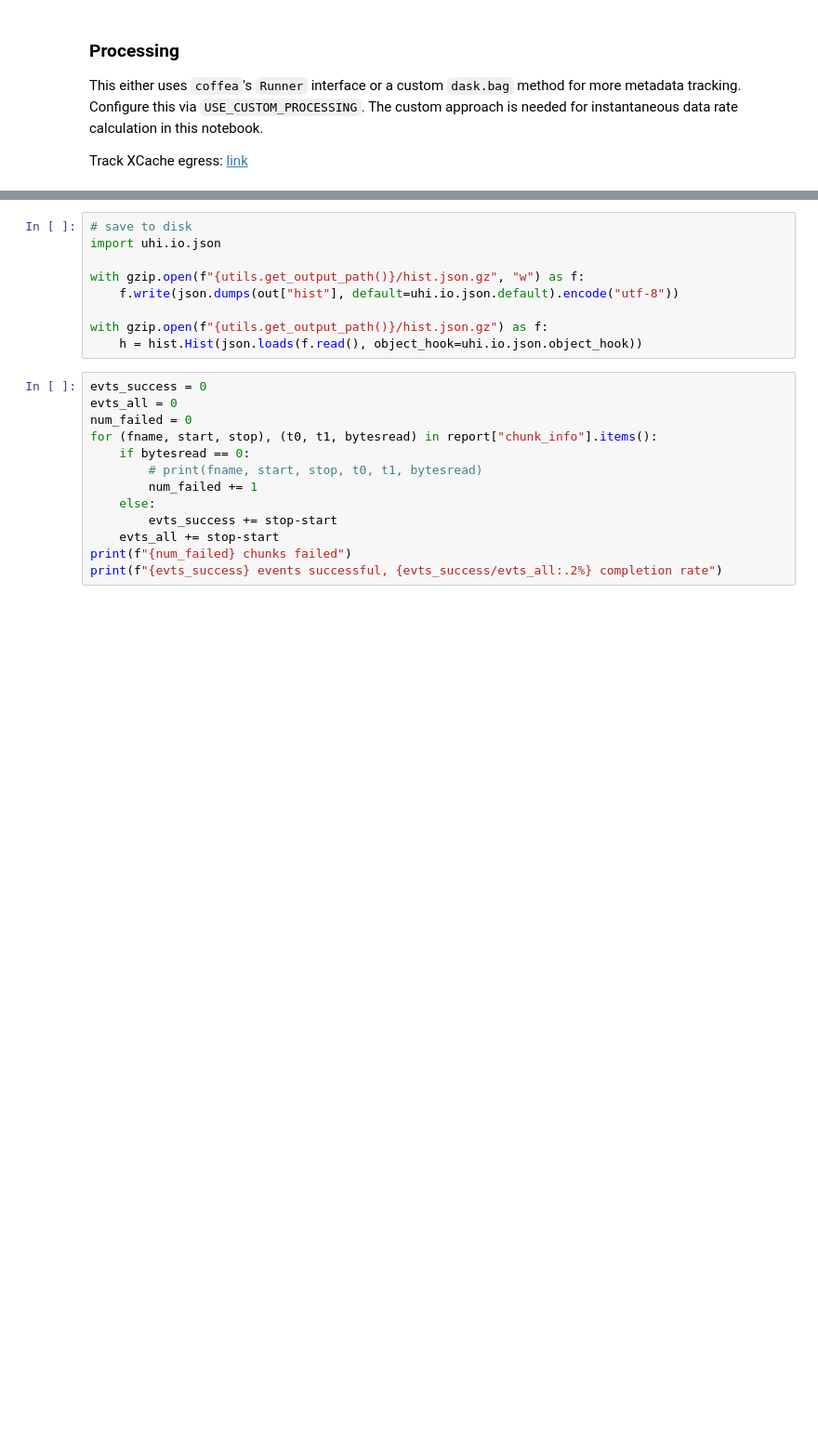
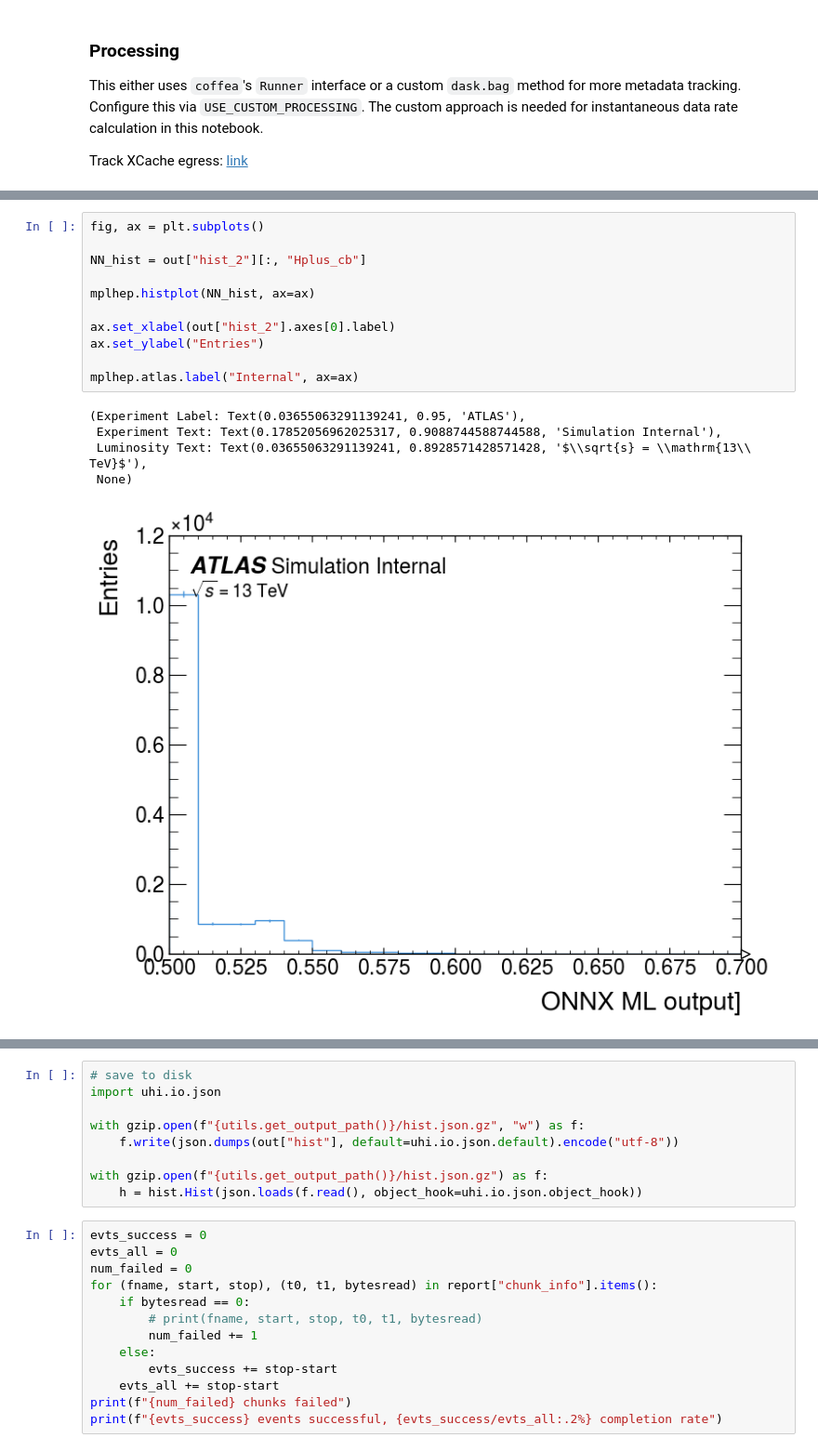
Before and after one commit to iris-hep/integration-challenge, a Jupyter notebook: atlas/analysis.ipynb, the cells around one changed output, grey strips where cells are left out. Shown at 93% size. Cells and saved outputs as stored; diff of their text form; blank space fills up the shorter version.

```diff
--- a/atlas/analysis.ipynb
+++ b/atlas/analysis.ipynb
@@ -330,3 +460,20 @@ _ = utils.plot_taskstream(ts)
+# %%
+fig, ax = plt.subplots()
+
+NN_hist = out["hist_2"][:, "Hplus_cb"]
+
+mplhep.histplot(NN_hist, ax=ax)
+
+ax.set_xlabel(out["hist_2"].axes[0].label)
+ax.set_ylabel("Entries")
+
+mplhep.atlas.label("Internal", ax=ax)
+# %% [output]
+(Experiment Label: Text(0.03655063291139241, 0.95, 'ATLAS'),
+ Experiment Text: Text(0.17852056962025317, 0.9088744588744588, 'Simulation Internal'),
+ Luminosity Text: Text(0.03655063291139241, 0.8928571428571428, '$\\sqrt{s} = \\mathrm{13\\ TeV}$'),
+ None)
+[figure, added]
 # %%
 mc_stack = []
 labels = []
```
Also changed, not shown: parts of 12 cells of this notebook, 2 other files.
